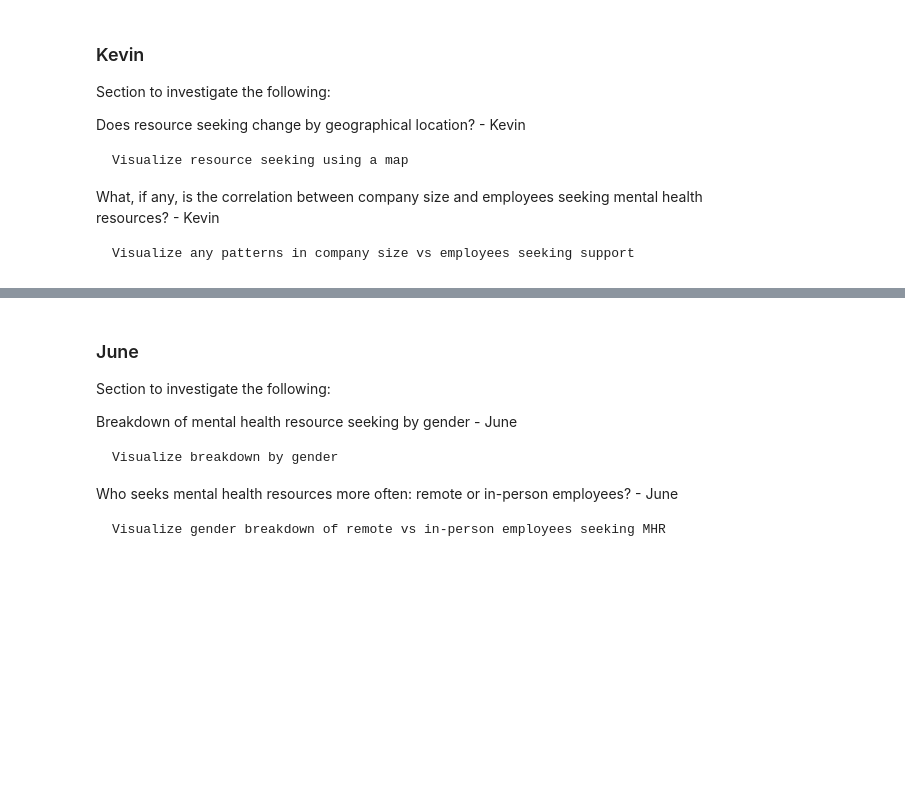
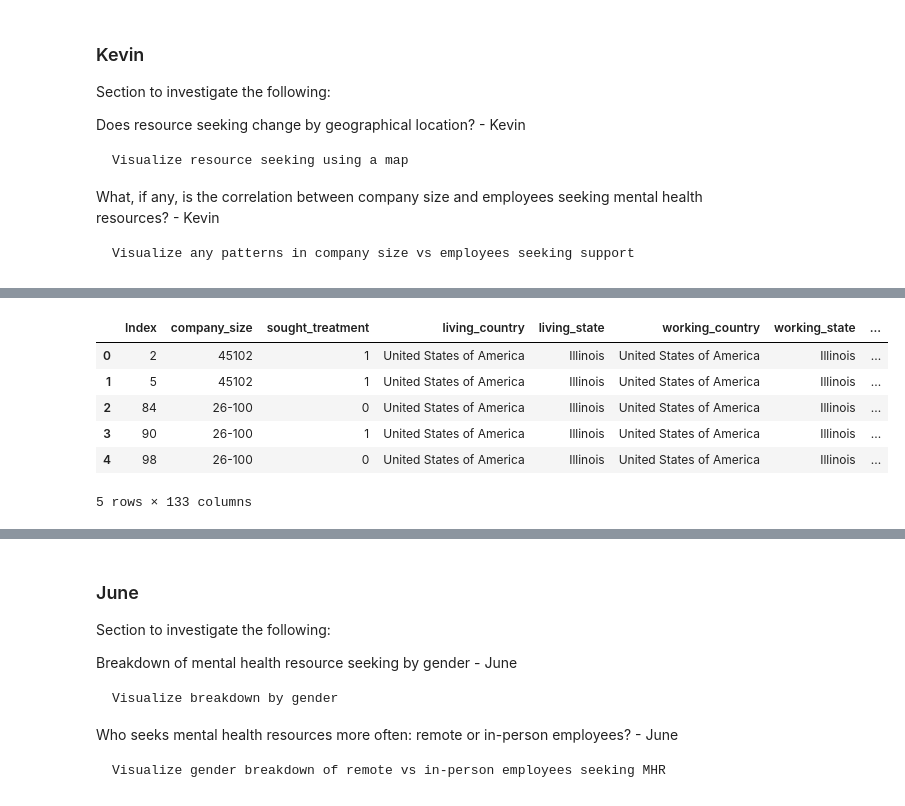
Before and after one commit to June-buggy/Project_01, a Jupyter notebook: Project_01.ipynb, the cells around one changed output, grey strips where cells are left out. Cells and saved outputs as stored; diff of their text form; code cells hidden in the pictures; blank space fills up the shorter version.

Commit message:
Kevin's stuff added in

```diff
--- a/Project_01.ipynb
+++ b/Project_01.ipynb
@@ -72,0 +168,24 @@ What, if any, is the correlation between company size and employees seeking ment
+# %%
+# reading in shape file to create US map
+state_file_path = 'https://github.com/ILoveSpreadsheetsMoreThanImAllowedToSay/Project_01/raw/KevinDeng2/data/states_provinces/ne_110m_admin_1_states_provinces.shp'
+
+states_shapes = gpd.read_file(state_file_path)
+
+# merging in state codes using state name
+geo_merged = kd_df_geo_merged.merge(states_shapes, left_on='living_state', right_on='name', how='left')
+
+
+### merge the state codes from the states_to_codes.csv file in on the living_state column
+state_codes = pd.read_csv('https://github.com/ILoveSpreadsheetsMoreThanImAllowedToSay/Project_01/raw/KevinDeng2/data/states_to_codes.csv')
+
+geo_merged = geo_merged.merge(right = state_codes, left_on = 'living_state', right_on = 'State')
+
+geo_merged.head()
+# %% [output]
+|  | Index | company_size | sought_treatment | living_country | living_state | working_country | working_state | ... |
+| 0 | 2 | 45102 | 1 | United States of America | Illinois | United States of America | Illinois | ... |
+| 1 | 5 | 45102 | 1 | United States of America | Illinois | United States of America | Illinois | ... |
+| 2 | 84 | 26-100 | 0 | United States of America | Illinois | United States of America | Illinois | ... |
+| 3 | 90 | 26-100 | 1 | United States of America | Illinois | United States of America | Illinois | ... |
+| 4 | 98 | 26-100 | 0 | United States of America | Illinois | United States of America | Illinois | ... |
+5 rows × 133 columns
```
Also changed, not shown: parts of 7 cells of this notebook.
